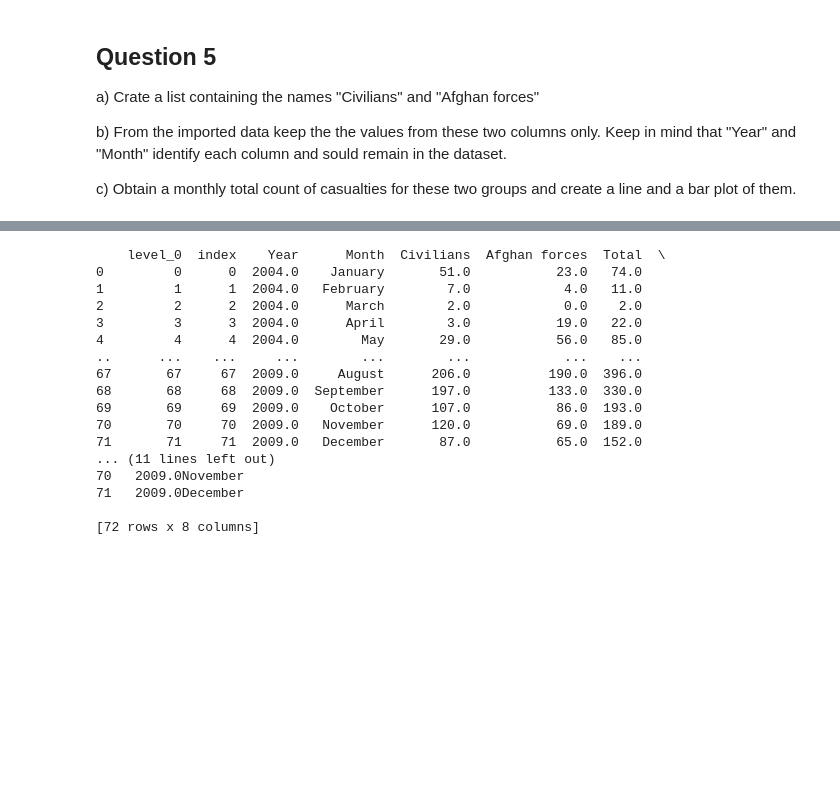
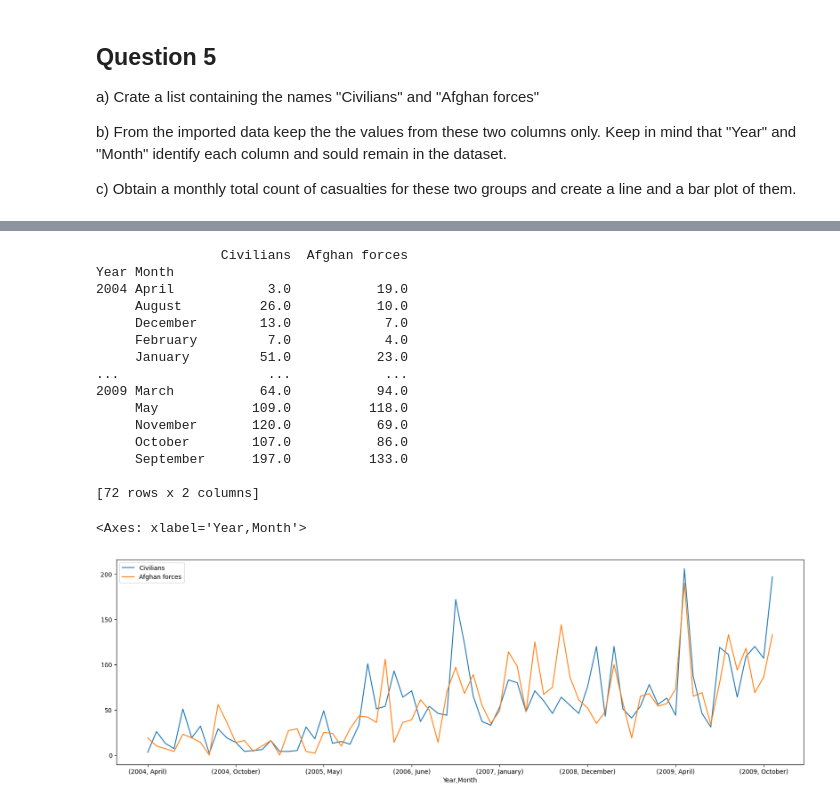
Before and after one commit to mannan272/data1, a Jupyter notebook: lab-01/Assignment2.ipynb, the cells around one changed output, grey strips where cells are left out. Drawn from its saved outputs; the diff is of its cells as text; code cells hidden in the pictures; blank space fills up the shorter version.

```diff
--- a/lab-01/Assignment2.ipynb
+++ b/lab-01/Assignment2.ipynb
@@ -185,28 +184,26 @@ print(df1)
-# %%
-import matplotlib.pyplot as plt
-
-df1=df1.fillna(0)
-df2 = df1
-
-df2['Total'] = df2['Civilians'] + df2['Afghan forces']
-df2['axis'] = df2['Year'].astype(str) +  df2['Month']
-
-print(df2)
-# %% [output]
-    level_0  index    Year      Month  Civilians  Afghan forces  Total  \
-0         0      0  2004.0    January       51.0           23.0   74.0
-1         1      1  2004.0   February        7.0            4.0   11.0
-2         2      2  2004.0      March        2.0            0.0    2.0
-3         3      3  2004.0      April        3.0           19.0   22.0
-4         4      4  2004.0        May       29.0           56.0   85.0
-..      ...    ...     ...        ...        ...            ...    ...
-67       67     67  2009.0     August      206.0          190.0  396.0
-68       68     68  2009.0  September      197.0          133.0  330.0
-69       69     69  2009.0    October      107.0           86.0  193.0
-70       70     70  2009.0   November      120.0           69.0  189.0
-71       71     71  2009.0   December       87.0           65.0  152.0
-... (11 lines left out)
-70   2009.0November
-71   2009.0December
-
-[72 rows x 8 columns]
+# %%
+df1=df1.fillna(0)
+
+monthly = df1.groupby(['Year','Month']).sum()
+
+print(monthly)
+
+monthly.plot(figsize=(20, 6))
+# %% [output]
+                Civilians  Afghan forces
+Year Month
+2004 April            3.0           19.0
+     August          26.0           10.0
+     December        13.0            7.0
+     February         7.0            4.0
+     January         51.0           23.0
+...                   ...            ...
+2009 March           64.0           94.0
+     May            109.0          118.0
+     November       120.0           69.0
+     October        107.0           86.0
+     September      197.0          133.0
+
+[72 rows x 2 columns]
+<Axes: xlabel='Year,Month'>
+[figure, added]
```
Also changed, not shown: parts of 8 cells of this notebook.
